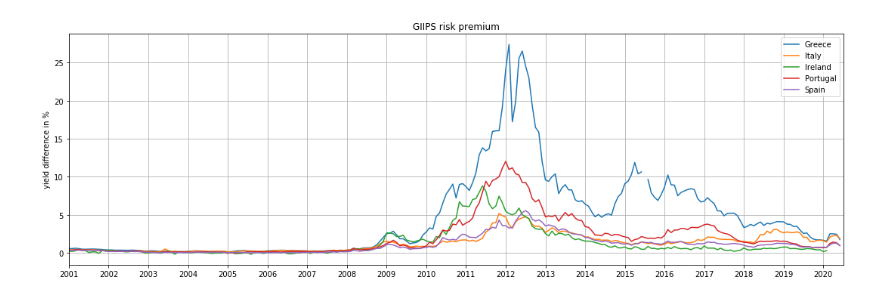
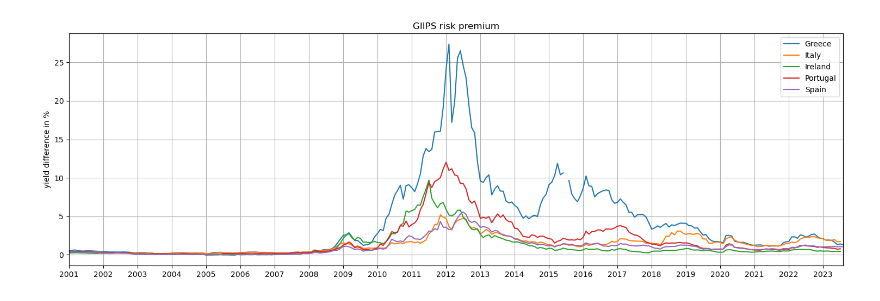
Before and after one commit to evivanov/Money-and-Banking-Bond-Yields, a Jupyter notebook: Europe.ipynb, the cells around one changed output. Saved outputs shown, nothing was run; the diff lists cells and outputs as text; code cells hidden in the pictures.

```diff
--- a/Europe.ipynb
+++ b/Europe.ipynb
@@ -2,6 +3,8 @@
 import pandas as pd
 import matplotlib.pyplot as plt
 from fredapi import Fred
+# %%
+final_year = datetime.date.today().year
 # %%
 fred_api_key = "2feb6269f18df39acfd321ae549b7de3"
 fred         = Fred(api_key=fred_api_key)
@@ -25,9 +28,9 @@ series_GIIPS = ['Greece', 'Italy', 'Ireland', 'Portugal', 'Spain']
 df_diff = df[series_GIIPS].subtract(df['Germany'], axis=0)
 # %%
 df_diff.loc['2001':,:].plot(figsize=(15,5), grid=True, title="GIIPS risk premium")
-plt.xticks(ticks=[str(year) for year in range(2001,2021)], labels=[str(year) for year in range(2001,2021)])
+plt.xticks(ticks=[str(year) for year in range(2001,final_year+1)], labels=[str(year) for year in range(2001,final_year+1)])
 plt.ylabel('yield difference in %')
 plt.tight_layout()
 plt.savefig("spreads_Europe.png")
 # %% [output]
-[figure, old version]
+[figure, new version]
```
Also changed, not shown: parts of 1 cell of this notebook, 1 other file.
